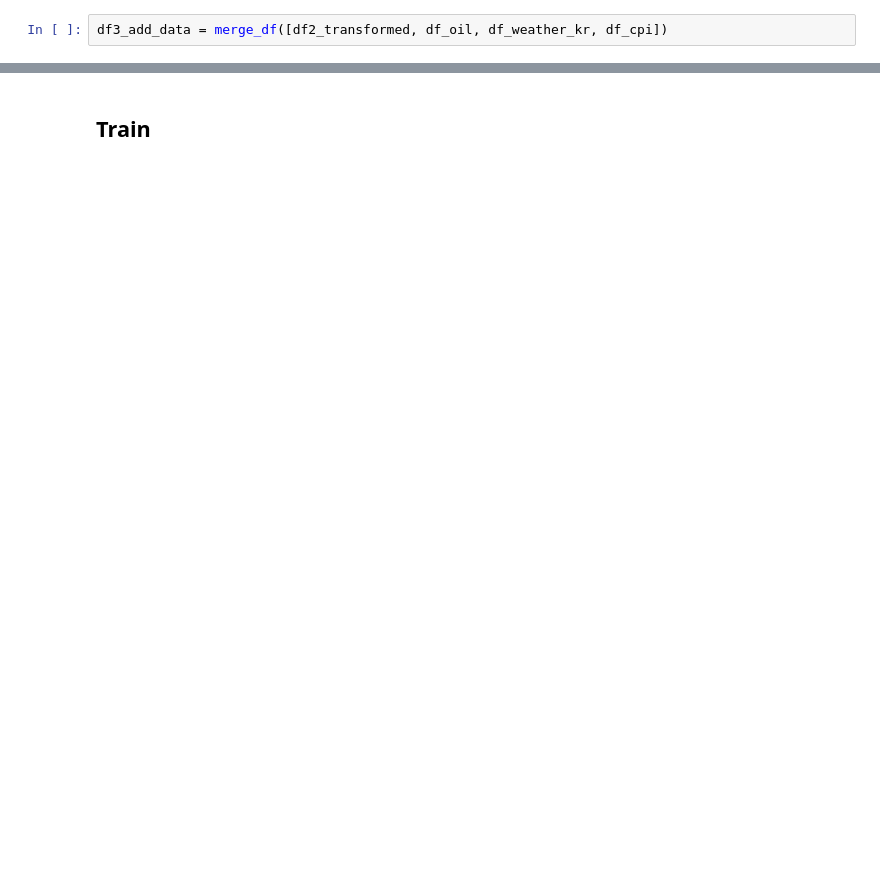
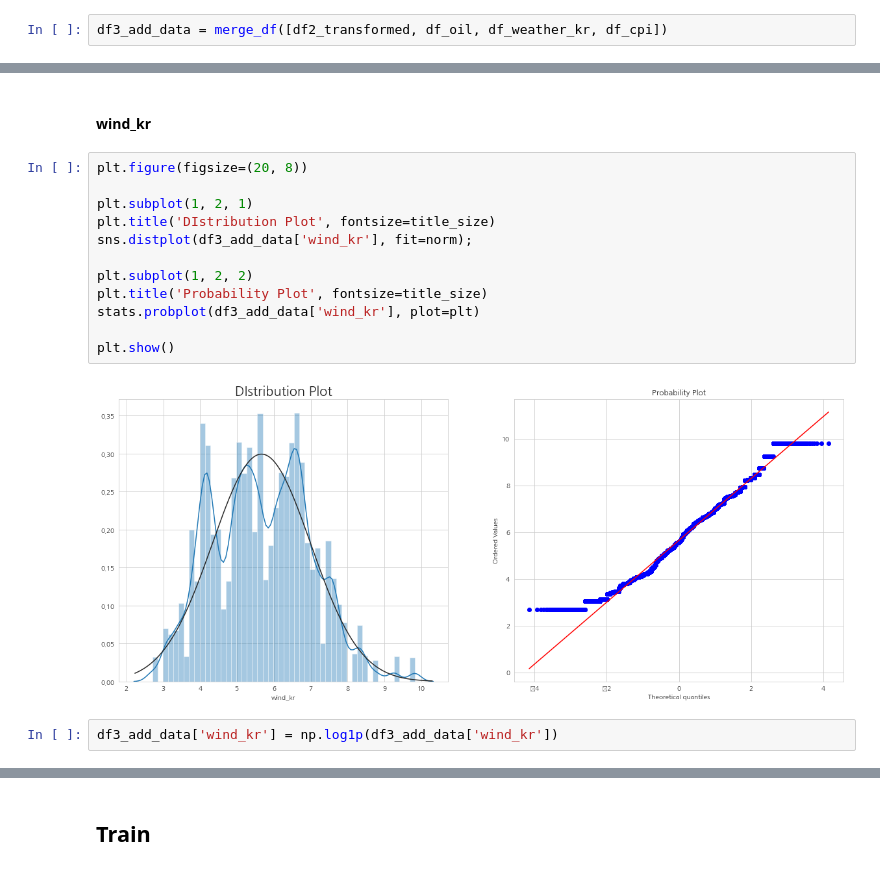
Before and after one commit to Yeony54/Project_Seafood_Import_Price_Prediction, a Jupyter notebook: 3-2. 전처리 가설 검증.ipynb, the cells around one changed output, grey strips where cells are left out. Saved outputs shown, nothing was run; the diff lists cells and outputs as text; blank space fills up the shorter version.

```diff
--- a/3-2. 전처리 가설 검증.ipynb
+++ b/3-2. 전처리 가설 검증.ipynb
@@ -540,0 +607,18 @@ df3_add_data = merge_df([df2_transformed, df_oil, df_weather_kr, df_cpi])
+# %% [markdown]
+#### wind_kr
+# %%
+plt.figure(figsize=(20, 8))
+
+plt.subplot(1, 2, 1)
+plt.title('DIstribution Plot', fontsize=title_size)
+sns.distplot(df3_add_data['wind_kr'], fit=norm);
+
+plt.subplot(1, 2, 2)
+plt.title('Probability Plot', fontsize=title_size)
+stats.probplot(df3_add_data['wind_kr'], plot=plt)
+
+plt.show()
+# %% [output]
+[figure, added]
+# %%
+df3_add_data['wind_kr'] = np.log1p(df3_add_data['wind_kr'])
```
Also changed, not shown: parts of 89 cells of this notebook.
